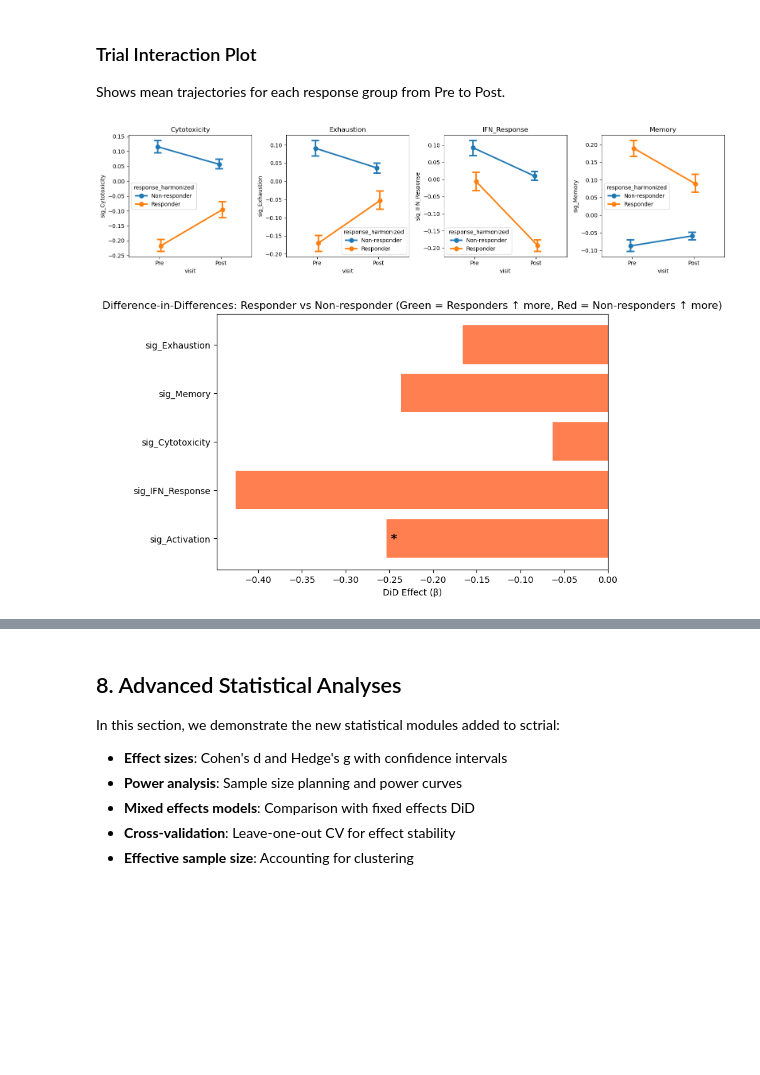
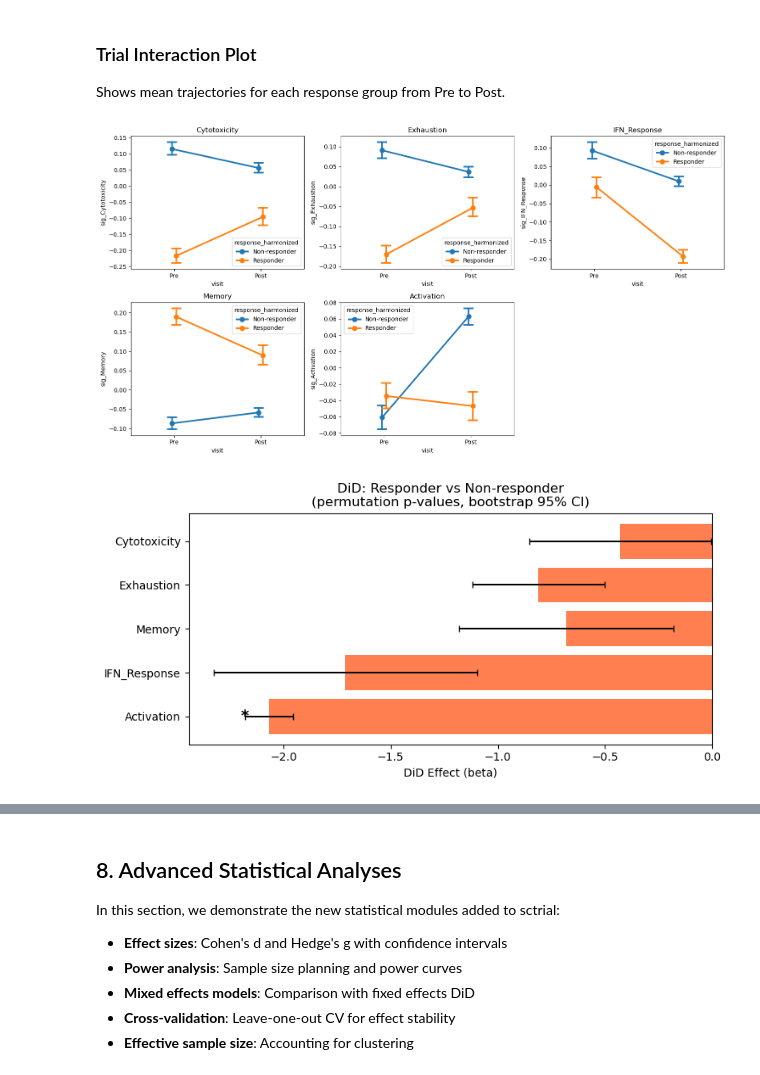
Before and after one commit to TheOmarLab/sctrial, a Jupyter notebook: docs/source/examples/example_immunotherapy_sade_feldman.ipynb, the cells around one changed output, grey strips where cells are left out. Drawn from its saved outputs; the diff is of its cells as text; code cells hidden in the pictures; blank space fills up the shorter version.

```diff
--- a/docs/source/examples/example_immunotherapy_sade_feldman.ipynb
+++ b/docs/source/examples/example_immunotherapy_sade_feldman.ipynb
@@ -72,7 +72,7 @@ from sctrial.datasets import load_sade_feldman
 We harmonize response labels at the **participant level** (majority label) because a few participants have mixed response annotations across cells/samples. Mixed cases are reported below.
 # %%
 # Load data - using full dataset for reliable longitudinal analysis
-adata = load_sade_feldman(max_cells_per_participant_visit=None)  # No subsampling
+adata = load_sade_feldman(allow_download=True, max_cells_per_participant_visit=None)
 
 # Harmonize response labels at participant level
 resp_counts = (
@@ -775,6 +801,8 @@ if features_use:
     if n_features == 1:
         axes = np.array([[axes]])
     axes = axes.flatten() if n_features > 1 else [axes]
+
+    palette = {"Responder": "forestgreen", "Non-responder": "coral"}
 
     for i, feat in enumerate(features_use):
         ax = axes[i]
@@ -789,8 +817,14 @@ if features_use:
 
         sns.boxplot(
             data=df_plot, x="visit", y=feat, hue=RESPONSE_COL,
-            palette={"Responder": "forestgreen", "Non-responder": "coral"},
-            ax=ax, order=["Pre", "Post"]
+            palette=palette, ax=ax, order=["Pre", "Post"]
+        )
+        # Overlay individual participant points (essential with n=3-7)
+        sns.stripplot(
+            data=df_plot, x="visit", y=feat, hue=RESPONSE_COL,
+            palette=palette, ax=ax, order=["Pre", "Post"],
+            dodge=True, alpha=0.7, size=6, edgecolor="black", linewidth=0.5,
+            legend=False,
         )
         ax.set_title(feat.replace("sig_", ""))
         ax.set_xlabel("Visit")
@@ -994,56 +982,77 @@ Significant DiD effects (FDR < 0.25):
 
 Shows mean trajectories for each response group from Pre to Post.
 # %%
-# Interaction plots for top features
+# Interaction plots for ALL features
 if features_use and len(visits) == 2:
-    n_plots = min(len(features_use), 4)
-    fig, axes = plt.subplots(1, n_plots, figsize=(4*n_plots, 4))
-    if n_plots == 1:
-        axes = [axes]
+    n_plots = len(features_use)
+    n_cols = min(3, n_plots)
+    n_rows = (n_plots + n_cols - 1) // n_cols
+    fig, axes = plt.subplots(n_rows, n_cols, figsize=(5*n_cols, 4*n_rows))
+    axes = np.array(axes).flatten()
 
-    for i, feat in enumerate(features_use[:n_plots]):
+    for i, feat in enumerate(features_use):
         ax = axes[i]
         try:
             st.plot_trial_interaction(
                 adata, feat, design=design, visits=tuple(visits), ax=ax
             )
             ax.set_title(feat.replace("sig_", ""))
         except Exception as e:
             ax.text(0.5, 0.5, f"Could not plot: {feat}",
                    ha="center", va="center", transform=ax.transAxes)
             ax.set_title(feat.replace("sig_", ""))
 
+    # Hide unused axes
+    for j in range(n_plots, len(axes)):
+        axes[j].axis("off")
+
     plt.tight_layout()
     plt.show()
 else:
     print("Skipping interaction plots: insufficient visits or features.")
 
-# DiD Bar Plot (since we don't have SE for forest plot)
+# DiD forest plot
 if did_results is not None and not did_results.empty:
-    valid_did = did_results[did_results["beta_DiD"].notna()]
+    valid_did = did_results[did_results["beta_DiD"].notna()].copy()
     if not valid_did.empty:
-        fig, ax = plt.subplots(figsize=(8, 5))
+        fig, ax = plt.subplots(figsize=(8, max(4, 0.5 * len(valid_did))))
 
         colors = ["forestgreen" if b > 0 else "coral" for b in valid_did["beta_DiD"]]
-        bars = ax.barh(valid_did["feature"], valid_did["beta_DiD"], color=colors)
+        bars = ax.barh(
+            valid_did["feature"].str.replace("sig_", ""),
+            valid_did["beta_DiD"],
+            color=colors,
+        )
+
+        # Add error bars from bootstrap SEs
+        if "se_DiD" in valid_did.columns and valid_did["se_DiD"].notna().any():
+            ax.errorbar(
+                valid_did["beta_DiD"],
+                valid_did["feature"].str.replace("sig_", ""),
+                xerr=1.96 * valid_did["se_DiD"].fillna(0),
+                fmt="none", color="black", capsize=3,
+            )
+
         ax.axvline(0, color="black", linewidth=0.5)
-        ax.set_xlabel("DiD Effect (β)")
-        ax.set_title("Difference-in-Differences: Responder vs Non-responder (Green = Responders ↑ more, Red = Non-responders ↑ more)")
+        ax.set_xlabel("DiD Effect (beta)")
+        ax.set_title("DiD: Responder vs Non-responder\n(permutation p-values, bootstrap 95% CI)")
 
         # Add significance markers
         for i, (_, row) in enumerate(valid_did.iterrows()):
-            if pd.notna(row["FDR_DiD"]) and row["FDR_DiD"] < FDR_ALPHA:
-                ax.text(row["beta_DiD"], i, " *", va="center", fontsize=14, fontweight="bold")
+            if pd.notna(row.get("FDR_DiD")) and row["FDR_DiD"] < FDR_ALPHA:
+                se = row.get("se_DiD", 0)
+                if pd.isna(se):
+                    se = 0
+                offset = row["beta_DiD"] + (1.96 * se + 0.02) * np.sign(row["beta_DiD"])
+                ax.text(offset, i, "*", va="center", fontsize=14, fontweight="bold")
 
         plt.tight_layout()
         plt.show()
-    else:
-        print("Skipping DiD plot: no valid results.")
 else:
     print("Skipping DiD plot: no DiD results available.")
 # %% [output]
-[figure, old version]
+[figure, new version]
-[figure, old version]
+[figure, new version]
 # %%
 # Frequentist DiD forest plot (only if SEs are valid)
 if did_results is not None and not did_results.empty:
```
Also changed, not shown: parts of 21 cells of this notebook, 6 other files.
